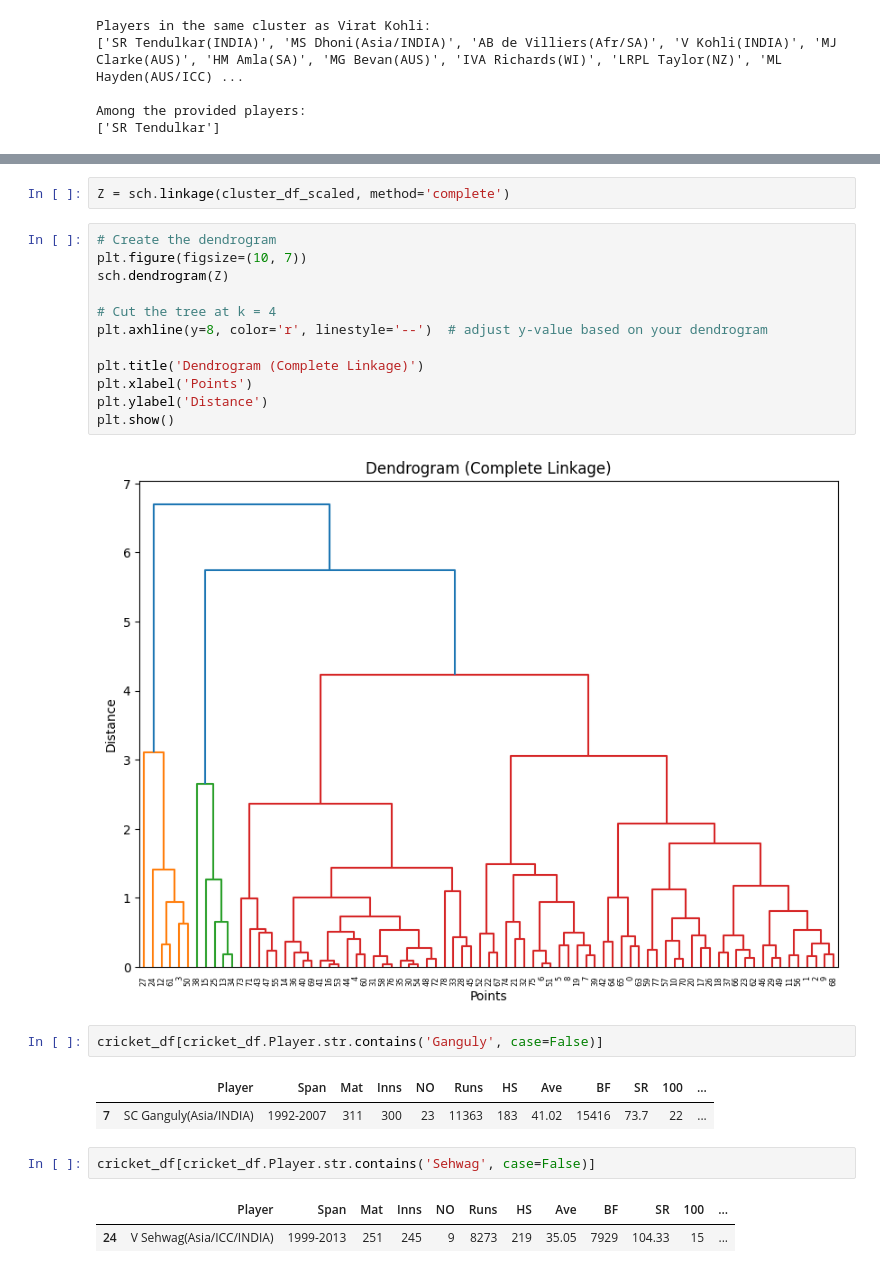
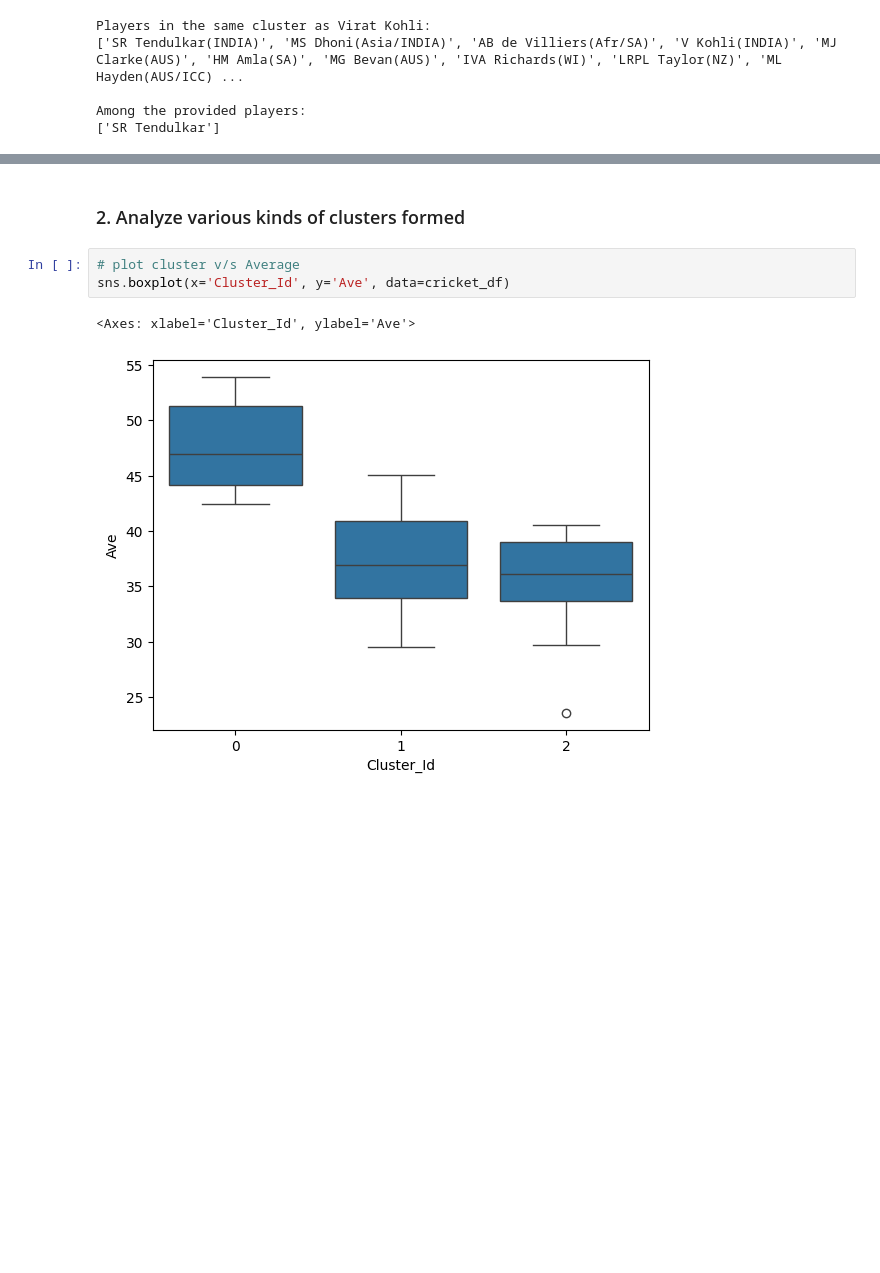
Before and after one commit to connectin-neha/data-science, a Jupyter notebook: clustering/cricket_odi/clustering_cricket.ipynb, the cells around one changed output, grey strips where cells are left out. Cells and saved outputs as stored; diff of their text form; blank space fills up the shorter version.

```diff
--- a/clustering/cricket_odi/clustering_cricket.ipynb
+++ b/clustering/cricket_odi/clustering_cricket.ipynb
@@ -209,26 +252,8 @@ import matplotlib.pyplot as plt
-# %%
-Z = sch.linkage(cluster_df_scaled, method='complete')
-# %%
-# Create the dendrogram
-plt.figure(figsize=(10, 7))
-sch.dendrogram(Z)
-
-# Cut the tree at k = 4
-plt.axhline(y=8, color='r', linestyle='--')  # adjust y-value based on your dendrogram
-
-plt.title('Dendrogram (Complete Linkage)')
-plt.xlabel('Points')
-plt.ylabel('Distance')
-plt.show()
-# %% [output]
-[figure, removed]
-# %%
-cricket_df[cricket_df.Player.str.contains('Ganguly', case=False)]
-# %% [output]
-|  | Player | Span | Mat | Inns | NO | Runs | HS | Ave | BF | SR | 100 | ... |
-| 7 | SC Ganguly(Asia/INDIA) | 1992-2007 | 311 | 300 | 23 | 11363 | 183 | 41.02 | 15416 | 73.7 | 22 | ... |
-# %%
-cricket_df[cricket_df.Player.str.contains('Sehwag', case=False)]
-# %% [output]
-|  | Player | Span | Mat | Inns | NO | Runs | HS | Ave | BF | SR | 100 | ... |
-| 24 | V Sehwag(Asia/ICC/INDIA) | 1999-2013 | 251 | 245 | 9 | 8273 | 219 | 35.05 | 7929 | 104.33 | 15 | ... |
+# %% [markdown]
+### 2. Analyze various kinds of clusters formed
+# %%
+# plot cluster v/s Average
+sns.boxplot(x='Cluster_Id', y='Ave', data=cricket_df)
+# %% [output]
+<Axes: xlabel='Cluster_Id', ylabel='Ave'>
+[figure, added]
```
Also changed, not shown: parts of 24 cells of this notebook.
